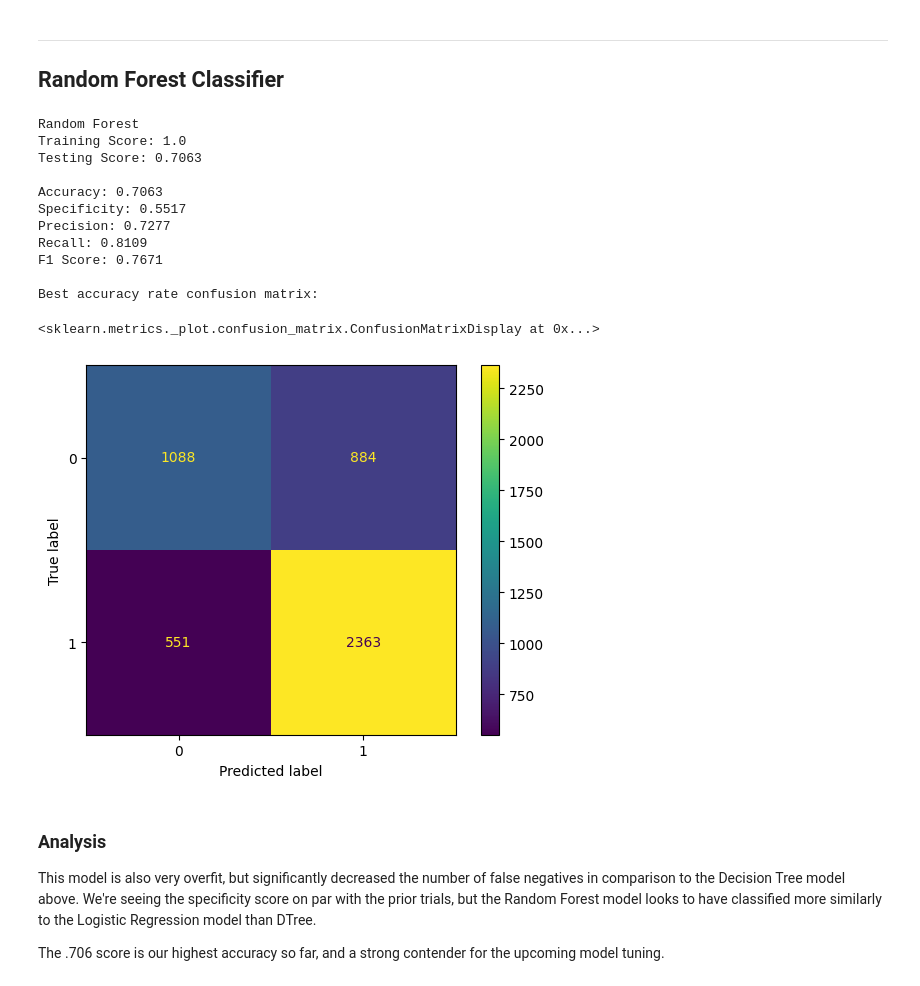
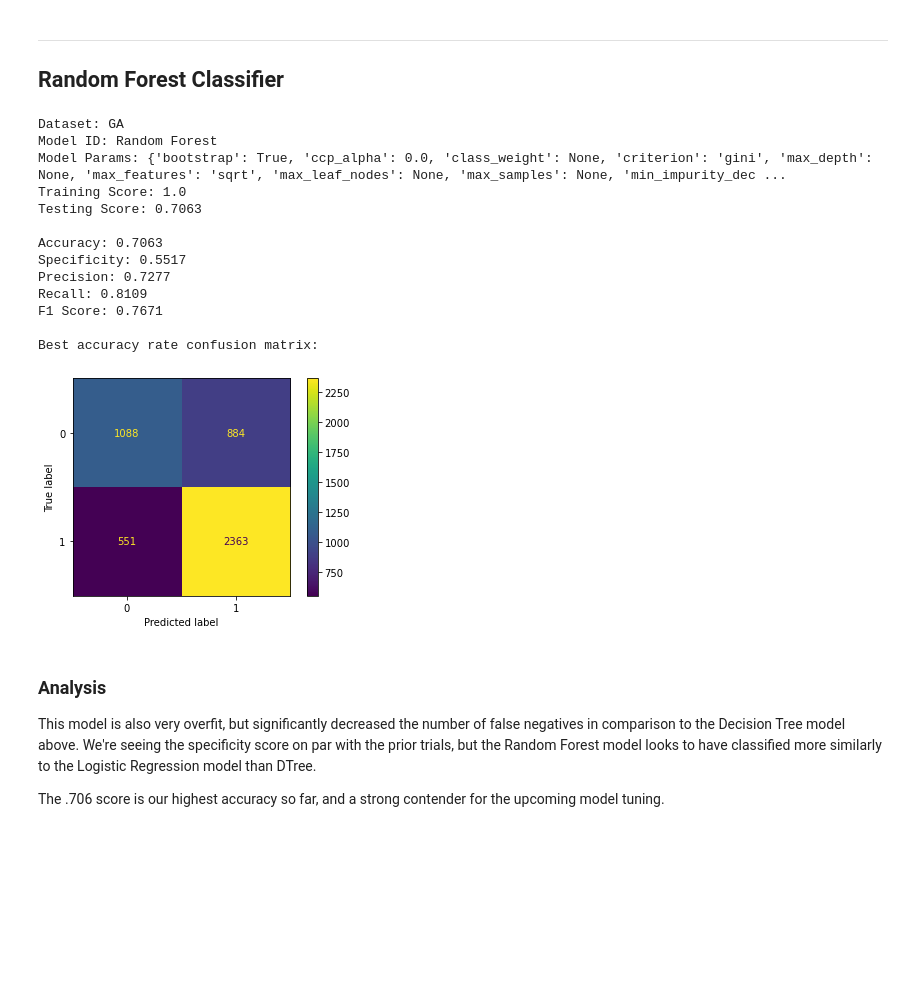
Before and after one commit to ga-dsi-822-group4/recidivism, a Jupyter notebook: notebooks/03_modeling.ipynb, the cells around one changed output. Drawn from its saved outputs; the diff is of its cells as text; code cells hidden in the pictures; blank space fills up the shorter version.

```diff
--- a/notebooks/03_modeling.ipynb
+++ b/notebooks/03_modeling.ipynb
@@ -799,21 +797,22 @@ Additionally, the model is very overfit. While adding max depth or min samples a
 # %%
 rf = RandomForestClassifier(random_state=42)
 
-model_trials(rf, 'Random Forest')
+model_trials('GA', X, y, rf, 'Random Forest');
 # %% [output]
-Random Forest
+Dataset: GA
+Model ID: Random Forest
+Model Params: {'bootstrap': True, 'ccp_alpha': 0.0, 'class_weight': None, 'criterion': 'gini', 'max_depth': None, 'max_features': 'sqrt', 'max_leaf_nodes': None, 'max_samples': None, 'min_impurity_dec ...
 Training Score: 1.0
 Testing Score: 0.7063
 
 Accuracy: 0.7063
 Specificity: 0.5517
 Precision: 0.7277
 Recall: 0.8109
 F1 Score: 0.7671
 
 Best accuracy rate confusion matrix:
-<sklearn.metrics._plot.confusion_matrix.ConfusionMatrixDisplay at 0x...>
-[figure, old version]
+[figure, new version]
 # %% [markdown]
 ### Analysis
 This model is also very overfit, but significantly decreased the number of false negatives in comparison to the Decision Tree model above. We're seeing the specificity score on par with the prior trials, but the Random Forest model looks to have classified more similarly to the Logistic Regression model than DTree.
```
Also changed, not shown: parts of 24 cells of this notebook.
